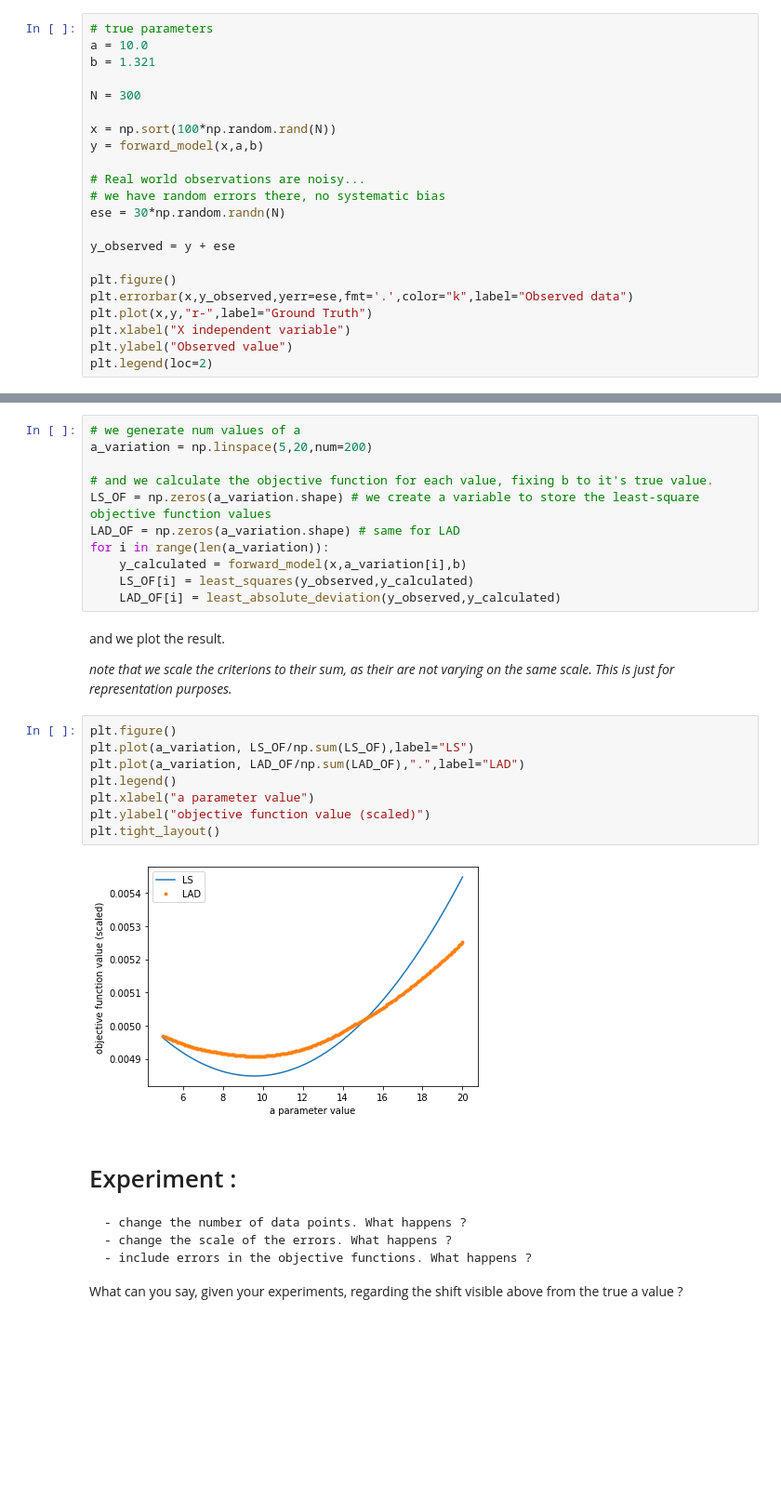
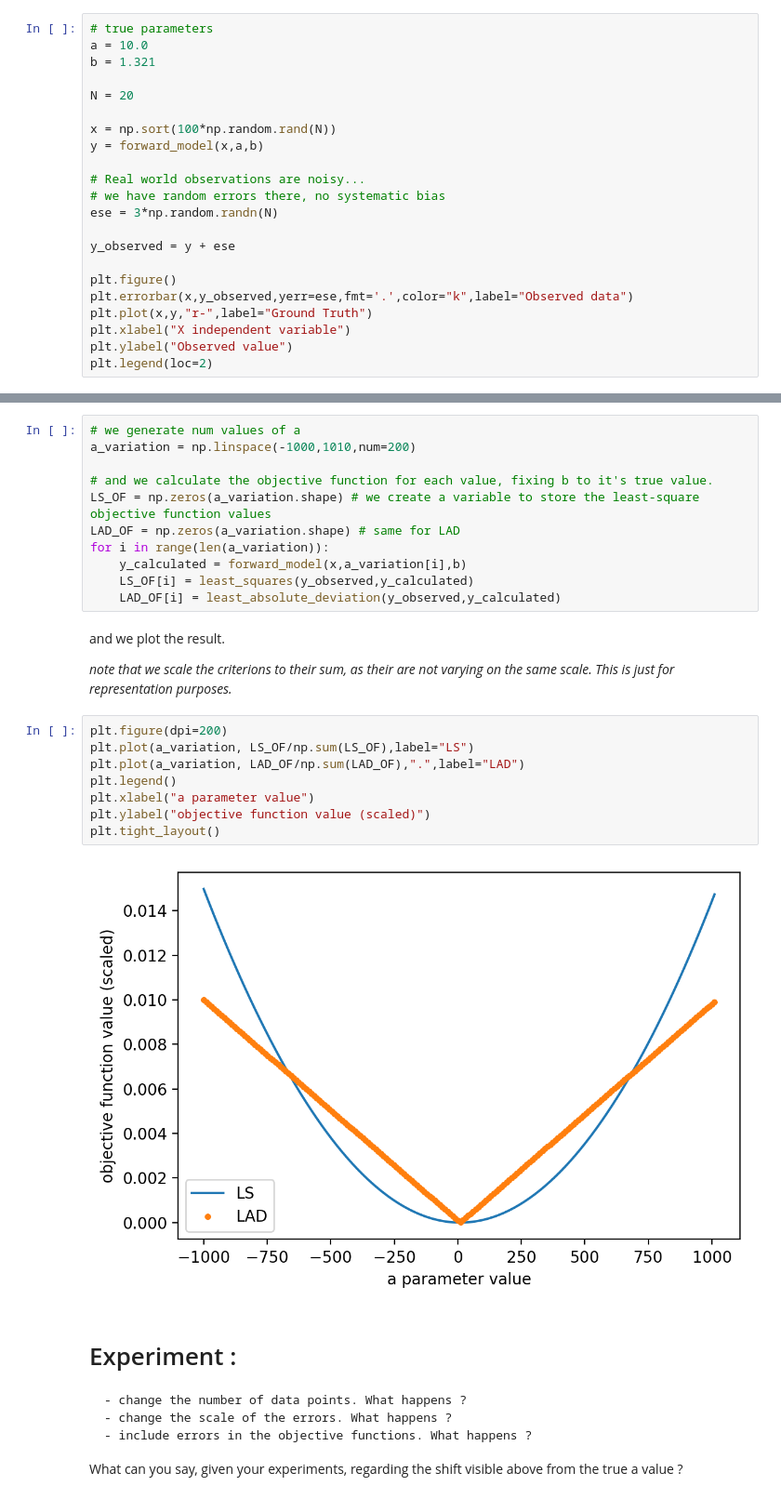
Before and after one commit to charlesll/ModelisationGeochimie, a Jupyter notebook: 03_VisualizeOF.ipynb, the cells around one changed output, grey strips where cells are left out. Shown: that part at 93% size. Drawn from its saved outputs; the diff is of its cells as text; blank space fills up the shorter version.

```diff
--- a/03_VisualizeOF.ipynb
+++ b/03_VisualizeOF.ipynb
@@ -30,14 +30,14 @@ Let's generate fake data
 a = 10.0
 b = 1.321
 
-N = 300
+N = 20
 
 x = np.sort(100*np.random.rand(N))
 y = forward_model(x,a,b)
 
 # Real world observations are noisy...
 # we have random errors there, no systematic bias
-ese = 30*np.random.randn(N)
+ese = 3*np.random.randn(N)
 
 y_observed = y + ese
 
@@ -74,7 +74,7 @@ Now we can make a bunch of code to generate different values of the parameters a
 First, let's just make one parameter (e.g. a) vary :
 # %%
 # we generate num values of a
-a_variation = np.linspace(5,20,num=200)
+a_variation = np.linspace(-1000,1010,num=200)
 
 # and we calculate the objective function for each value, fixing b to it's true value.
 LS_OF = np.zeros(a_variation.shape) # we create a variable to store the least-square objective function values
@@ -88,15 +88,15 @@ and we plot the result.
 
 *note that we scale the criterions to their sum, as their are not varying on the same scale. This is just for representation purposes.*
 # %%
-plt.figure()
+plt.figure(dpi=200)
 plt.plot(a_variation, LS_OF/np.sum(LS_OF),label="LS")
 plt.plot(a_variation, LAD_OF/np.sum(LAD_OF),".",label="LAD")
 plt.legend()
 plt.xlabel("a parameter value")
 plt.ylabel("objective function value (scaled)")
 plt.tight_layout()
 # %% [output]
-[figure, old version]
+[figure, new version]
 # %% [markdown]
 # Experiment :
 
```
Also changed, not shown: parts of 4 cells of this notebook, 6 other files.
